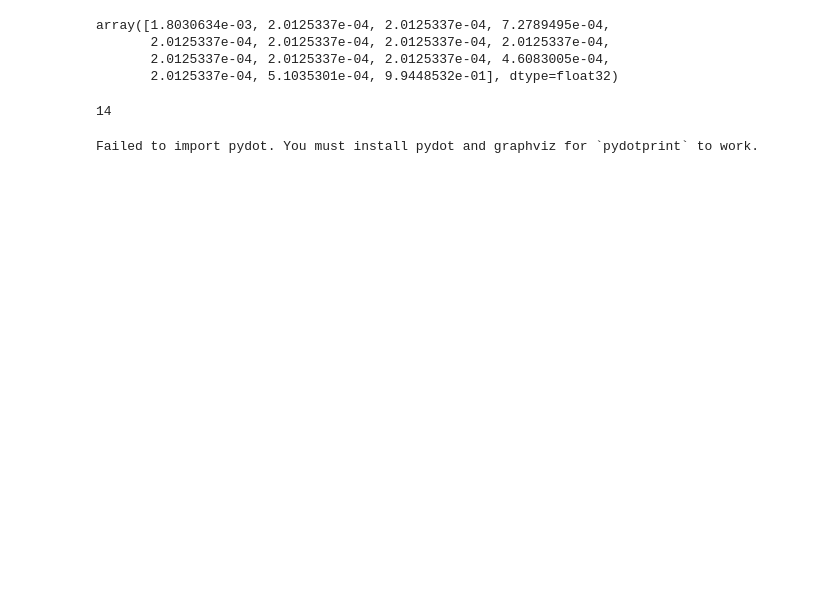
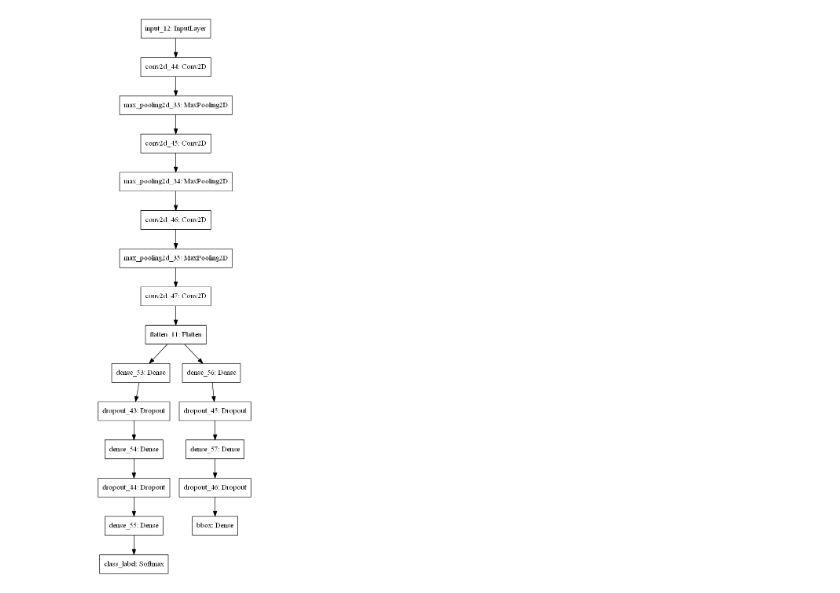
Before and after one commit to G-Sprouts/capstone3_CNN, a Jupyter notebook: capstone3_CNN/tf_cnn.ipynb, the cells around one changed output. Cells and saved outputs as stored; diff of their text form; code cells hidden in the pictures; blank space fills up the shorter version.

```diff
--- a/capstone3_CNN/tf_cnn.ipynb
+++ b/capstone3_CNN/tf_cnn.ipynb
@@ -46,10 +62,13 @@ for x in arrays:
 ids = train_data.image_id.unique()
 
 labels = []
+boxes = []
 for id_ in ids:
     df = train_data[train_data.image_id == id_]
-    label = df.iloc[0,2]
+    class_label = df.iloc[0,2]
+    bbox = df.iloc[0,4:]
     #label = tf.io.decode_raw(label, tf.uint8)
     #label = tf.reshape(label, label.shape)
     #label = tf.one_hot(label, 10)
-    labels.append(label)
+    labels.append(class_label)
+    boxes.append(bbox)
@@ -56,3 +77,4 @@ for id_ in ids:
 # %%
-labels = np.stack(labels)
+class_labels = np.stack(labels)
+bbox_bound = np.stack(boxes)
 data = np.stack(nps)
@@ -63,4 +81,6 @@ numpy.ndarray
 # %%
-X_train, X_test, y_train, y_test = data[:12000], data[12000:], labels[:12000], labels[12000:]
+X_train, X_test  = data[:12000], data[12000:]
+y_lab_train, y_lab_test = class_labels[:12000], class_labels[12000:]
+y_box_train, y_box_test = bbox_bound[:12000], bbox_bound[12000:]
 # %%
-model.fit(X_train, y_train, epochs=5, batch_size=50, validation_split=0.2)
+model2.fit(X_train, [y_lab_train, y_box_train], epochs=5, batch_size=50, validation_split=0.2)
@@ -107,11 +88,0 @@ predictions = model.predict(X_test)
-# %%
-predictions[1]
-# %% [output]
-array([1.8030634e-03, 2.0125337e-04, 2.0125337e-04, 7.2789495e-04,
-       2.0125337e-04, 2.0125337e-04, 2.0125337e-04, 2.0125337e-04,
-       2.0125337e-04, 2.0125337e-04, 2.0125337e-04, 4.6083005e-04,
-       2.0125337e-04, 5.1035301e-04, 9.9448532e-01], dtype=float32)
-# %%
-y_test[0]
-# %% [output]
-14
@@ -118,4 +93,4 @@ y_test[0]
 # %%
-tf.keras.utils.plot_model(model)
+tf.keras.utils.plot_model(model2)
 # %% [output]
-Failed to import pydot. You must install pydot and graphviz for `pydotprint` to work.
+[figure, added]
```
Also changed, not shown: parts of 12 cells of this notebook, 1 other file.
